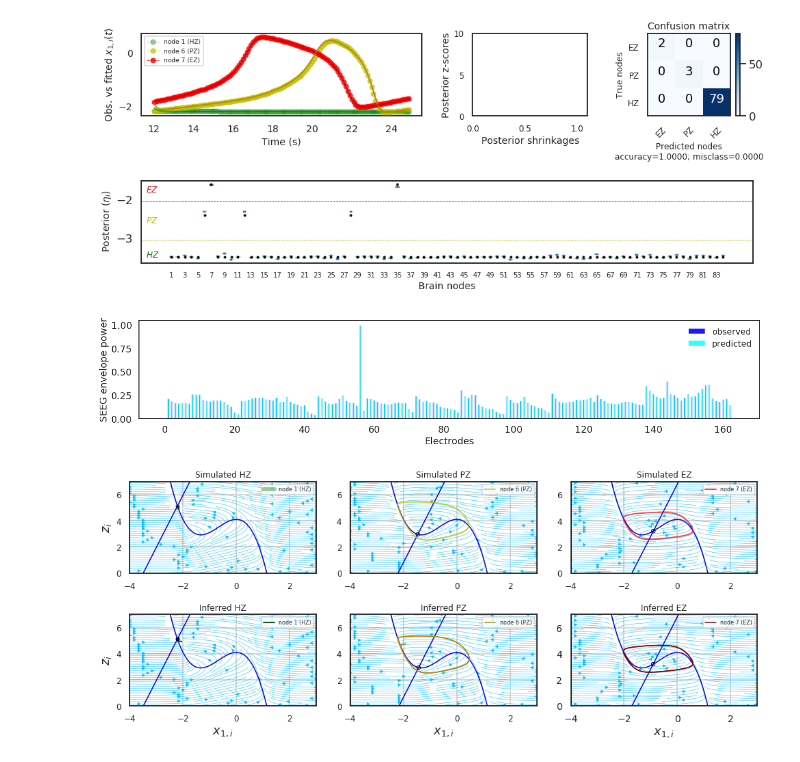
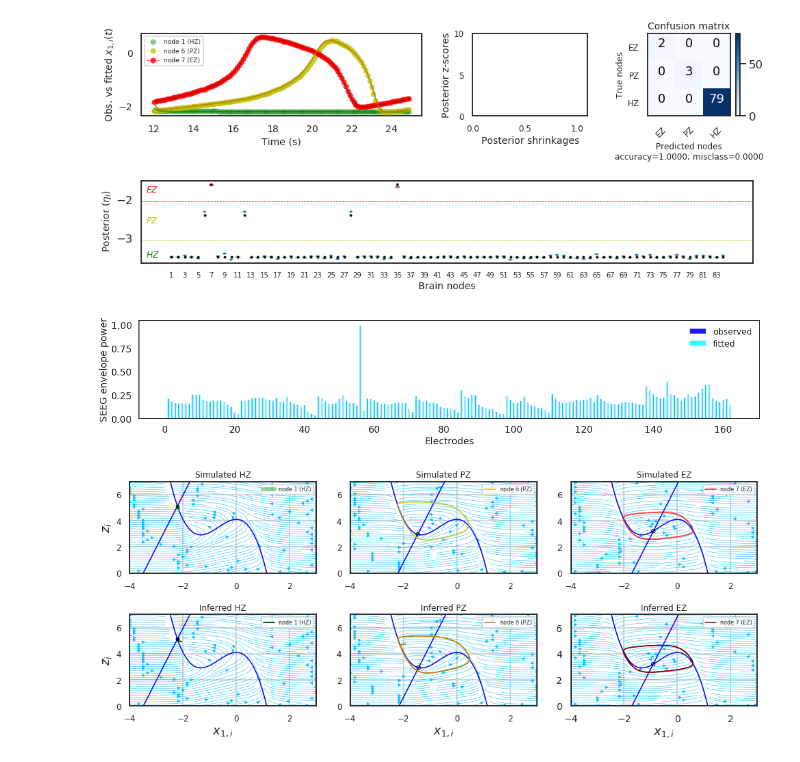
Before and after one commit to ins-amu/BVEP, a Jupyter notebook: Stan/BVEP_seeg_noncentered_stan_patient1_MAP.ipynb, the cells around one changed output. Saved outputs shown, nothing was run; the diff lists cells and outputs as text; code cells hidden in the pictures.

```diff
--- a/Stan/BVEP_seeg_noncentered_stan_patient1_MAP.ipynb
+++ b/Stan/BVEP_seeg_noncentered_stan_patient1_MAP.ipynb
@@ -533,19 +533,19 @@ Seeg_pwr_n_pred = (Seeg_pwr_pred/ Seeg_pwr_pred.max())
 # %%
 plt.figure(figsize=(18, 4))
 plt.bar(np.arange(1,Seeg_pwr_n.shape[0]+1), Seeg_pwr_n, color='b', width=.7, alpha=0.9,label='observed');
-plt.bar(np.arange(1,Seeg_pwr_n_pred.shape[0]+1), Seeg_pwr_n_pred ,color='cyan', width=.5, alpha=0.8,  label='predicted' );
+plt.bar(np.arange(1,Seeg_pwr_n_pred.shape[0]+1), Seeg_pwr_n_pred ,color='cyan', width=.5, alpha=0.8,  label='fitted' );
 plt.xlabel('Electrodes', fontsize=18)
 plt.ylabel('SEEG envelope power', fontsize=18)
 plt.yticks(fontsize=18, rotation=0)
 plt.xticks(fontsize=18, rotation=0)
 plt.legend(fontsize=16, frameon=False, loc='upper right')
 plt.tight_layout()
 plt.savefig(os.path.join(cwd+'/'+str(Res_dir)+'/figures',"FitedSeeglogpower"+str(model)+"_chain_"+str(chain)+".png"), doi=800)
 plt.savefig(os.path.join(cwd+'/'+str(Res_dir)+'/figures',"FitedSeeglogpower"+str(model)+"_chain_"+str(chain)+".eps"), doi=800)
 
 plt.show()
 # %% [output]
-[figure, old version]
+[figure, new version]
 # %%
 from report_plots import func_2DepileptorEqs,  plot_phasespace
 
```
